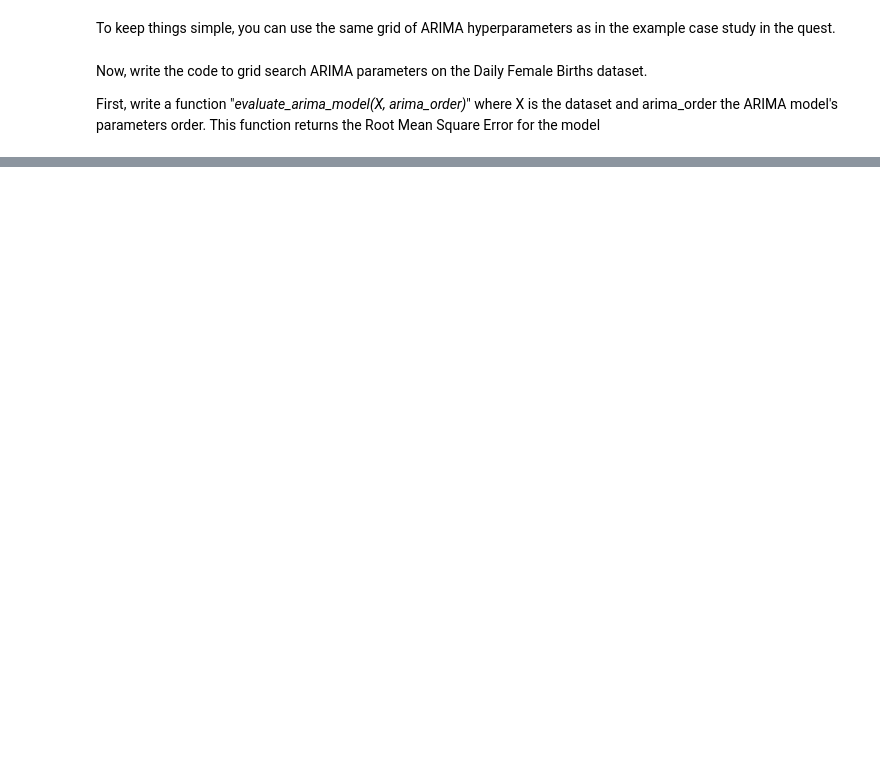
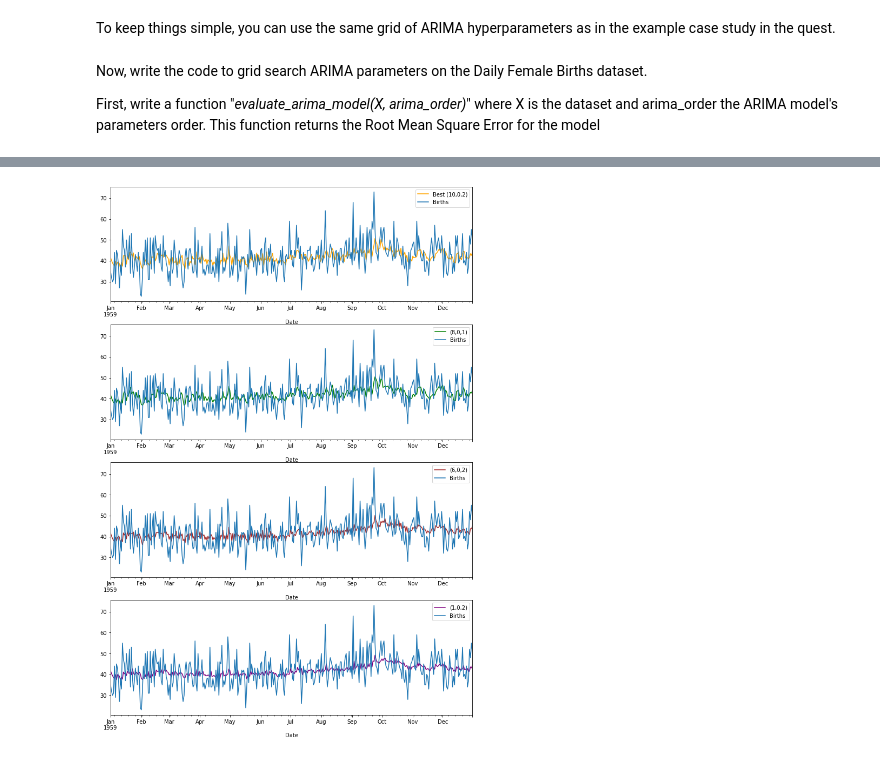
Before and after one commit to peto-ivanov/gda, a Jupyter notebook: quests/TSA-quest_ARIMA_grid_search.ipynb, the cells around one changed output, grey strips where cells are left out. Cells and saved outputs as stored; diff of their text form; code cells hidden in the pictures; blank space fills up the shorter version.

Commit message:
Completed TSA quest about grid-searching best ARIMA hyperparameters. Also added ARIMA sandbox notebook.

```diff
--- a/quests/TSA-quest_ARIMA_grid_search.ipynb
+++ b/quests/TSA-quest_ARIMA_grid_search.ipynb
@@ -12,0 +19,9 @@ df = pd.read_csv('daily-total-female-births.csv', header=0, index_col=0)
+# %%
+# Configure the url
+url = "https://raw.githubusercontent.com/jbrownlee/Datasets/master/daily-total-female-births.csv"
+
+# Load the dataset
+df = pd.read_csv(url, header=0, index_col="Date", parse_dates=["Date"])
+
+# Set the daily periods for the datetime index
+df.index = df.index.to_period("D")
@@ -41,0 +130,29 @@ def evaluate_models(dataset, p_values, d_values, q_values):
+# %%
+# I NEED TO SEE (some selected models)
+model = ARIMA(df, order=(10,0,2))
+y_pred_10_0_2 = model.fit().predict()
+
+model = ARIMA(df, order=(8,0,1))
+y_pred_8_0_1 = model.fit().predict()
+
+model = ARIMA(df, order=(6,0,2))
+y_pred_6_0_2 = model.fit().predict()
+
+model = ARIMA(df, order=(1,0,2))
+y_pred_1_0_2 = model.fit().predict()
+# %%
+fig, axs = plt.subplots(ncols=1, nrows=4, figsize=(12,18))
+
+
+y_pred_10_0_2.plot(ax=axs[0], color="orange", label="Best (10,0,2)")
+y_pred_8_0_1.plot(ax=axs[1], color="green", label="(8,0,1)")
+y_pred_6_0_2.plot(ax=axs[2], color="brown", label="(6,0,2)")
+y_pred_1_0_2.plot(ax=axs[3], color="purple", label="(1,0,2)")
+
+for ax in axs:
+    df.plot(ax=ax, label="Female Births")
+    ax.legend()
+
+plt.show()
+# %% [output]
+[figure, added]
```
Also changed, not shown: parts of 13 cells of this notebook, 1 other file.
